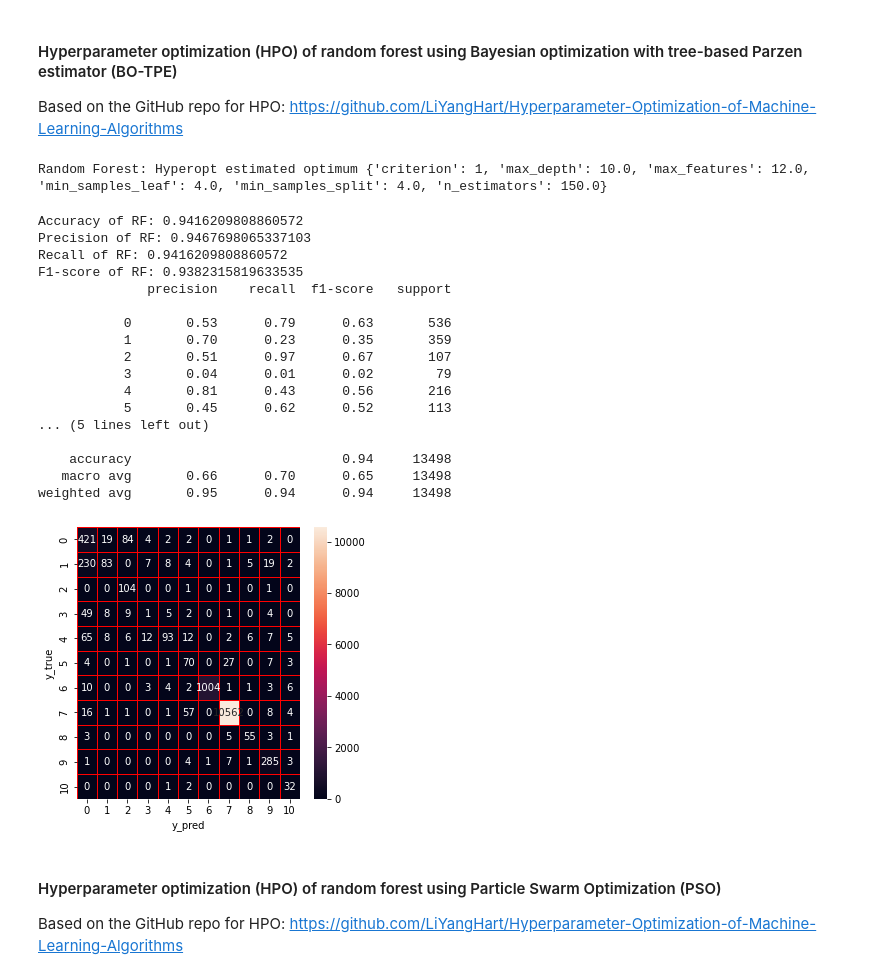
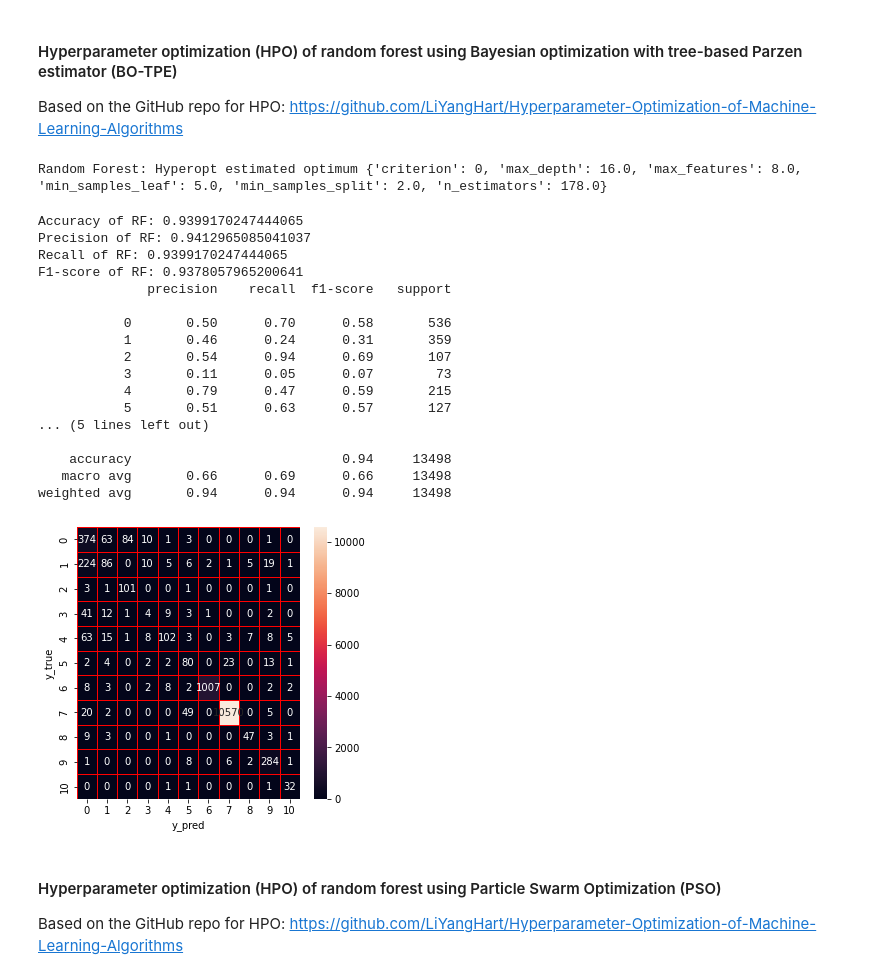
Before and after one commit to LaBaicai02/IDS_project, a Jupyter notebook: MTH-IDS_Adoptation_UNSW-NB15/MTH_IDS_Adoption_UNSW-NB15.ipynb, the cells around one changed output. Drawn from its saved outputs; the diff is of its cells as text; code cells hidden in the pictures.

```diff
--- a/MTH-IDS_Adoptation_UNSW-NB15/MTH_IDS_Adoption_UNSW-NB15.ipynb
+++ b/MTH-IDS_Adoptation_UNSW-NB15/MTH_IDS_Adoption_UNSW-NB15.ipynb
@@ -411,5 +412,10 @@ XGBoost: Hyperopt estimated optimum {'learning_rate': 0.5666230041432548, 'max_d
 # %%
-xg = xgb.XGBClassifier(learning_rate= 0.5666230041432548, n_estimators = 10, max_depth = 19)
+params = {
+    'n_estimators': int(best['n_estimators']),
+    'max_depth': int(best['max_depth']),
+    'learning_rate':  abs(float(best['learning_rate'])),
+}
+xg = xgb.XGBClassifier(**params)
 xg.fit(X_train,y_train)
 xg_score=xg.score(X_test,y_test)
 y_predict=xg.predict(X_test)
@@ -510,13 +516,14 @@ def objective(params):
 
     return {'loss':-score, 'status': STATUS_OK }
 # Define the hyperparameter configuration space
+available_criterion = ['gini','entropy']
 space = {
     'n_estimators': hp.quniform('n_estimators', 10, 200, 1),
     'max_depth': hp.quniform('max_depth', 5, 50, 1),
     "max_features":hp.quniform('max_features', 1, 20, 1),
     "min_samples_split":hp.quniform('min_samples_split',2,11,1),
     "min_samples_leaf":hp.quniform('min_samples_leaf',1,11,1),
-    "criterion":hp.choice('criterion',['gini','entropy'])
+    "criterion":hp.choice('criterion', available_criterion)
 }
 
 best = fmin(fn=objective,
@@ -525,44 +532,52 @@ best = fmin(fn=objective,
             max_evals=20)
 print("Random Forest: Hyperopt estimated optimum {}".format(best))
 # %% [output]
-Random Forest: Hyperopt estimated optimum {'criterion': 1, 'max_depth': 10.0, 'max_features': 12.0, 'min_samples_leaf': 4.0, 'min_samples_split': 4.0, 'n_estimators': 150.0}
+Random Forest: Hyperopt estimated optimum {'criterion': 0, 'max_depth': 16.0, 'max_features': 8.0, 'min_samples_leaf': 5.0, 'min_samples_split': 2.0, 'n_estimators': 178.0}
 # %%
-rf_hpo = RandomForestClassifier(n_estimators = 150, min_samples_leaf = 4, max_depth = 10, min_samples_split = 4, max_features = 12, criterion = 'entropy')
+params = {
+    'n_estimators': int(best['n_estimators']),
+    'max_depth': int(best['max_depth']),
+    'max_features': int(best['max_features']),
+    "min_samples_split":int(best['min_samples_split']),
+    "min_samples_leaf":int(best['min_samples_leaf']),
+    "criterion":available_criterion[int(best['criterion'])]
+}
+rf_hpo = RandomForestClassifier(**params)
 rf_hpo.fit(X_train,y_train)
 rf_score=rf_hpo.score(X_test,y_test)
 y_predict=rf_hpo.predict(X_test)
 y_true=y_test
 print('Accuracy of RF: '+ str(rf_score))
 precision,recall,fscore,none= precision_recall_fscore_support(y_true, y_predict, average='weighted')
 print('Precision of RF: '+(str(precision)))
 print('Recall of RF: '+(str(recall)))
 print('F1-score of RF: '+(str(fscore)))
 print(classification_report(y_true,y_predict))
 cm=confusion_matrix(y_true,y_predict)
 f,ax=plt.subplots(figsize=(5,5))
 sns.heatmap(cm,annot=True,linewidth=0.5,linecolor="red",fmt=".0f",ax=ax)
 plt.xlabel("y_pred")
 plt.ylabel("y_true")
 plt.show()
 # %% [output]
-Accuracy of RF: 0.9416209808860572
-Precision of RF: 0.9467698065337103
-Recall of RF: 0.9416209808860572
-F1-score of RF: 0.9382315819633535
+Accuracy of RF: 0.9399170247444065
+Precision of RF: 0.9412965085041037
+Recall of RF: 0.9399170247444065
+F1-score of RF: 0.9378057965200641
               precision    recall  f1-score   support
 
-           0       0.53      0.79      0.63       536
-           1       0.70      0.23      0.35       359
-           2       0.51      0.97      0.67       107
-           3       0.04      0.01      0.02        79
-           4       0.81      0.43      0.56       216
-           5       0.45      0.62      0.52       113
+           0       0.50      0.70      0.58       536
+           1       0.46      0.24      0.31       359
+           2       0.54      0.94      0.69       107
+           3       0.11      0.05      0.07        73
+           4       0.79      0.47      0.59       215
+           5       0.51      0.63      0.57       127
 ... (5 lines left out)
 
     accuracy                           0.94     13498
-   macro avg       0.66      0.70      0.65     13498
-weighted avg       0.95      0.94      0.94     13498
+   macro avg       0.66      0.69      0.66     13498
+weighted avg       0.94      0.94      0.94     13498
-[figure, old version]
+[figure, new version]
 # %%
 rf_train=rf_hpo.predict(X_train)
 rf_test=rf_hpo.predict(X_test)
```
Also changed, not shown: parts of 25 cells of this notebook, 1 other file.
